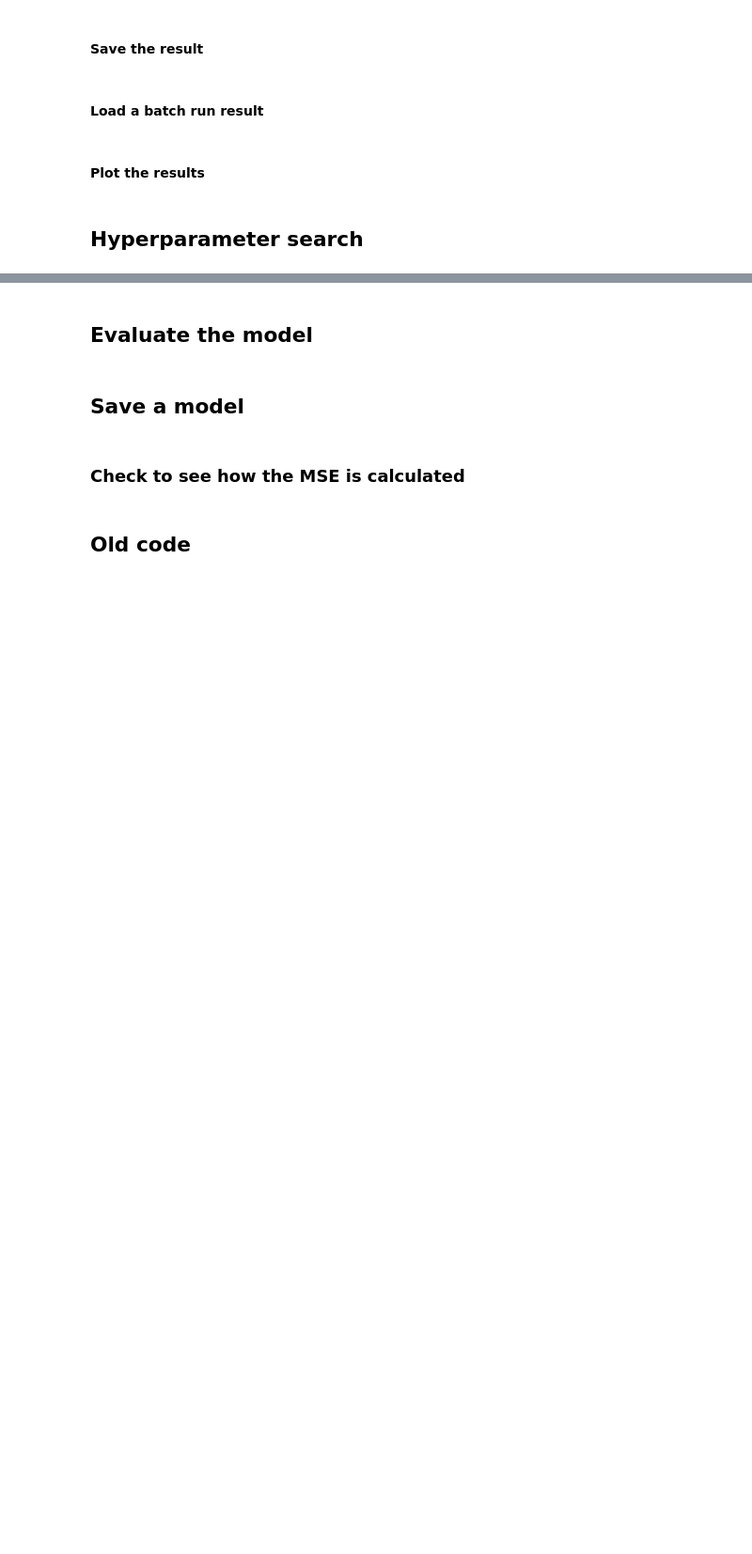
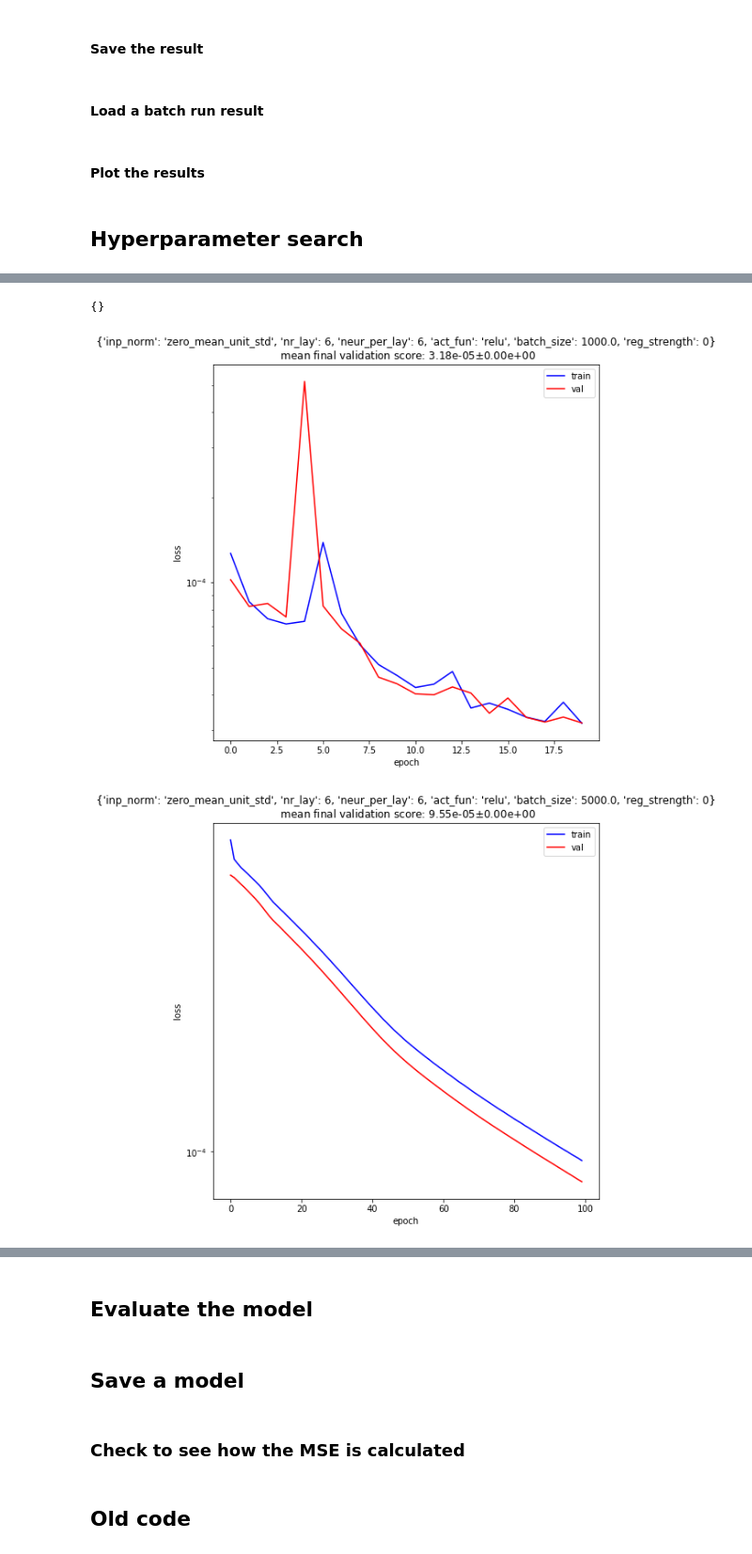
Before and after one commit to magnus-lindstrom/masters-project-galaxy-formation, a Jupyter notebook: code/backpropagation_code/bp_general_purpose_notebook.ipynb, the cells around one changed output, grey strips where cells are left out. Shown at 94% size. Cells and saved outputs as stored; diff of their text form; code cells hidden in the pictures; blank space fills up the shorter version.

```diff
--- a/code/backpropagation_code/bp_general_purpose_notebook.ipynb
+++ b/code/backpropagation_code/bp_general_purpose_notebook.ipynb
@@ -693,21 +855,36 @@ print(results_list[1][2])
+# %%
+### Load a result
+loaded_list_string = '2018-06-25--09-17-26'
+with open('hyperparameter_searches/' + loaded_list_string + '.json', 'r') as f:
+    results_list = json.load(f)
+f.close()
+# %%
+model.history.history
+# %% [output]
+{}
 # %%
 ### Plot the loss histories to make sure that the best performance was reached
 for comb_nr, lst in enumerate(results_list[1:]):
 
-    title = str(lst[0]) + '\n mean final validation score: {:.2e}$\pm${:.2e}'.format(lst[1][0], lst[1][1])
-    train_losses = lst[2]
-    val_losses = lst[3]
 
-    #print('Lowest train/val/test loss: %.2e, %.2e, %.2e' % (np.amin(train_loss), np.amin(val_loss), np.amin(test_loss)))
+    if not np.isnan(lst[2]).any():
+        title = str(lst[0]) + '\n mean final validation score: {:.2e}$\pm${:.2e}'.format(lst[1][0], lst[1][1])
+        train_losses = lst[2]
+        val_losses = lst[3]
 
-    # summarize history for loss
-    fig = plt.figure(5, figsize=(8,8))
-    for train_loss, val_loss in zip(train_losses, val_losses):
-        plt.plot(train_loss, 'b')
-        plt.plot(val_loss, 'r')
-    plt.yscale('log')
-    plt.title(title)
-    plt.ylabel('loss')
-    plt.xlabel('epoch')
-    plt.legend(['train', 'val'], loc='upper right')
-    plt.show()
+        #print('Lowest train/val/test loss: %.2e, %.2e, %.2e' % (np.amin(train_loss), np.amin(val_loss), np.amin(test_loss)))
+
+        # summarize history for loss
+        fig = plt.figure(5, figsize=(8,8))
+        for train_loss, val_loss in zip(train_losses, val_losses):
+            plt.plot(train_loss, 'b')
+            plt.plot(val_loss, 'r')
+        plt.yscale('log')
+        plt.title(title)
+        plt.ylabel('loss')
+        plt.xlabel('epoch')
+        plt.legend(['train', 'val'], loc='upper right')
+        plt.show()
+# %% [output]
+[figure, added]
+[figure, added]
```
Also changed, not shown: parts of 11 cells of this notebook, 6 other files.
